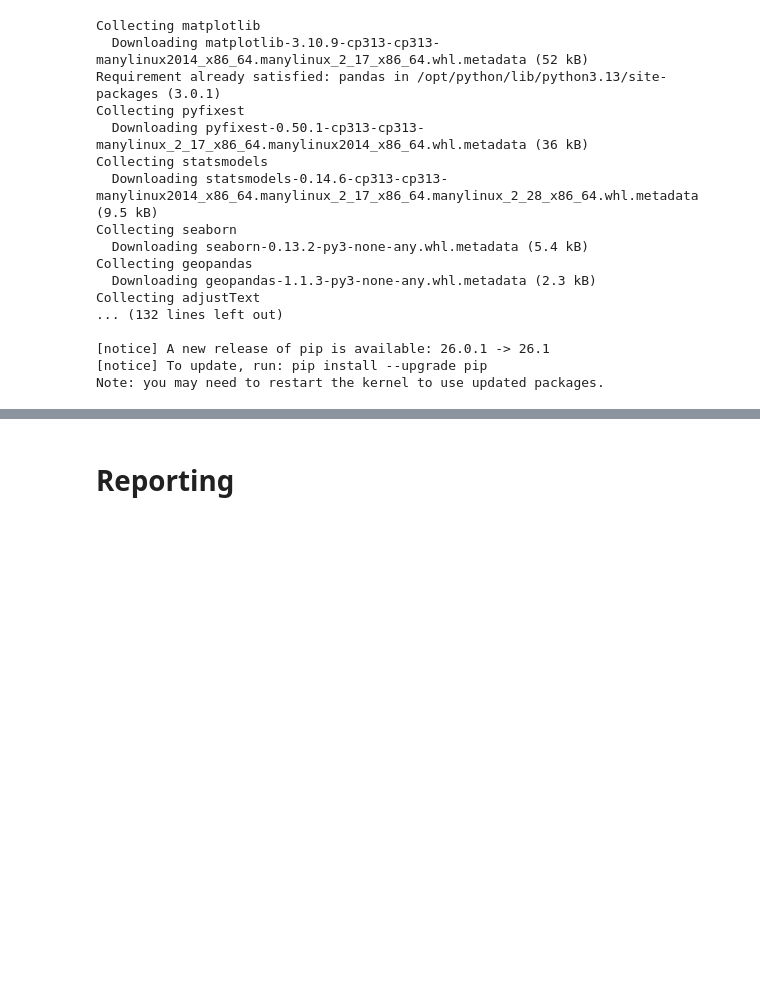
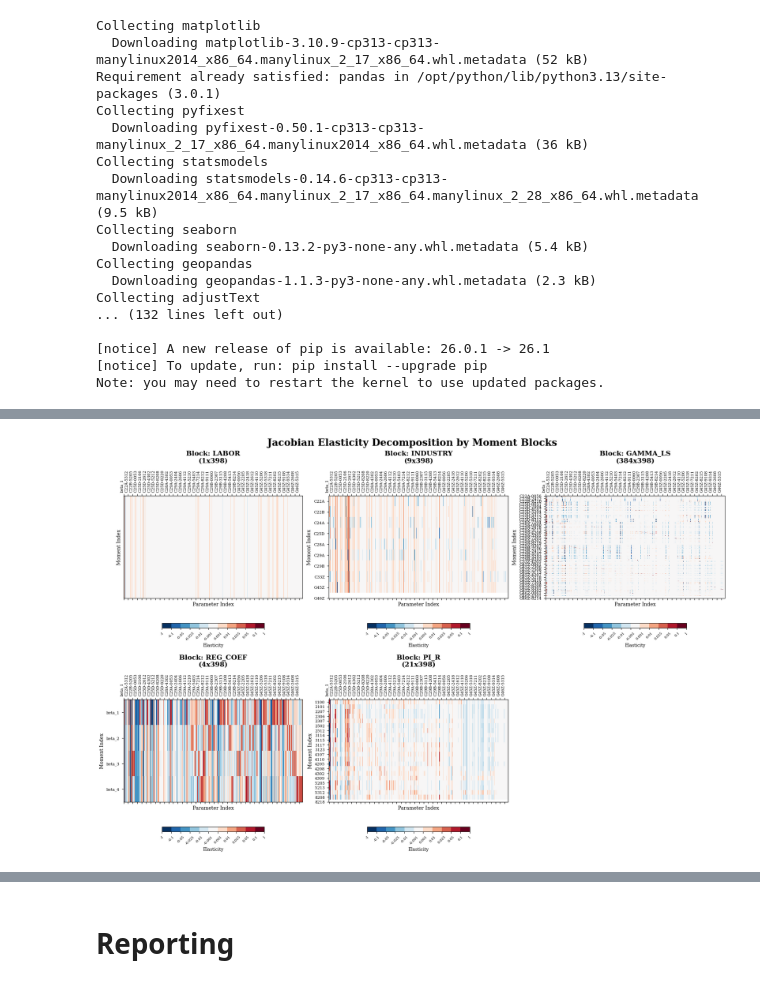
Before and after one commit to SwannChelly/SMM_Spatial_Comovement, a Jupyter notebook: analysis.ipynb, the cells around one changed output, grey strips where cells are left out. Drawn from its saved outputs; the diff is of its cells as text; code cells hidden in the pictures; blank space fills up the shorter version.

Commit message:
Jacobian

```diff
--- a/analysis.ipynb
+++ b/analysis.ipynb
@@ -461,9 +461,9 @@ def load_industry_data(industry):
 # =============================================================================
 # EXAMPLE USAGE
 # =============================================================================
-
+industry = "auto"
 # Load data
-data = load_industry_data("auto")
+data = load_industry_data(industry)
 
 # Unpack variables (optional - can also access via data['variable_name'])
 input_folder = data['input_folder']
@@ -523,3 +523,11 @@ def unpack_simulated_moments(sim_moments, empirical_moments):
         result[k] = reshaped
 
     return result
+# %%
+
+
+n_labor    = 1
+n_industry = empirical_moments_dict['agg_industry_share'].shape[0] - 1
+n_gamma    = np.count_nonzero(np.ndarray.flatten(empirical_moments_dict['emp_gamma_ls'])) - (n_industry + 1)
+n_reg      = 4
+n_pi_r     = empirical_moments_dict['emp_pi_r'].shape[0] - 1
@@ -525,0 +582,3 @@ def unpack_simulated_moments(sim_moments, empirical_moments):
+# %%
+J = np.load(f"../reporting_{industry}/step2/jacobian_beta_T.npy")
+J_e = np.load(f"../reporting_{industry}/step2/jacobian_beta_T_elasticity.npy")
@@ -526,3 +698,84 @@ def unpack_simulated_moments(sim_moments, empirical_moments):
+# %%
+import numpy as np
+import matplotlib.pyplot as plt
+from matplotlib.colors import BoundaryNorm, ListedColormap
+
+# --- 1. Prepare Data ---
+block_sizes = [n_labor, n_industry, n_gamma, n_reg, n_pi_r]
+block_names = ["labor", "industry", "gamma_ls", "reg_coef", "pi_r"]
+split_indices = np.cumsum(block_sizes)[:-1]
+J_blocks_list = np.split(J_e, split_indices)
+
+# --- 2. SETUP BINNED COLORMAP ---
+boundaries = [-1, -0.1, -0.05, -0.025, -0.01, -0.001, 0.001, 0.01, 0.025, 0.05, 0.1, 1]
+n_bins = len(boundaries) - 1
+cmap_base = plt.get_cmap('RdBu_r')
+colors = cmap_base(np.linspace(0, 1, n_bins))
+binned_cmap = ListedColormap(colors)
+norm = BoundaryNorm(boundaries, n_bins)
+
+# --- 3. SETUP SUBPLOT GRID ---
+# Using 2 rows and 3 columns to accommodate 5 blocks
+fig, axes = plt.subplots(2, 3, figsize=(18, 12), constrained_layout=True)
+axes = axes.flatten() # Convert 2D grid to 1D list for easy looping
+
+# --- 4. LOOP AND PLOT ---
+for i in range(len(block_names)):
+    name = block_names[i]
+    data = J_blocks_list[i]
+    ax = axes[i]
+
+    # --- PLOTTING ---
+    im = ax.matshow(data, cmap=binned_cmap, norm=norm, aspect='auto')
+
+    # --- INDIVIDUAL COLORBAR PER SUBPLOT ---
+    # We attach it to the current 'ax'
+    cbar = fig.colorbar(im, ax=ax, orientation='horizontal', fraction=0.05, pad=0.15, ticks=boundaries)
+    cbar.ax.set_xticklabels([f'{t:g}' for t in boundaries], fontsize=7, rotation=45)
+    cbar.set_label('Elasticity', fontsize=9)
+
+    # --- FORMATTING ---
+    ax.set_title(f"Block: {name.upper()}\n({data.shape[0]}x{data.shape[1]})",
+                 fontsize=14, fontweight='bold', pad=15)
+    ax.set_xlabel("Parameter Index", fontsize=10)
+    ax.set_ylabel("Moment Index", fontsize=10)
+
+    # --- X-AXIS TICK ADJUSTMENT ---
+    # Get positions and labels from df.label
+    x_tick_pos = np.arange(data.shape[1])[::10]
+    x_tick_labels = df.label.values[x_tick_pos]
+
+    ax.set_xticks(x_tick_pos)
+    ax.set_xticklabels(x_tick_labels, rotation=90, ha='right', fontsize=8)
+
+    # --- Y-AXIS TICK LOGIC ---
+    labels_raw = y_ticks_map.get(name)
+
+    if labels_raw is not None:
+        labels = np.array(labels_raw)
+        if name == "gamma_ls":
+            # Sampling: 1 out of every 10
+            y_tick_pos = np.arange(len(labels))[::10]
+            y_tick_labels = labels[y_tick_pos]
+        else:
+            y_tick_pos = np.arange(len(labels))
+            y_tick_labels = labels
+
+        ax.set_yticks(y_tick_pos)
+        ax.set_yticklabels(y_tick_labels, fontsize=8)
+        ax.yaxis.set_tick_params(pad=5)
+    else:
+        ax.set_yticks([]) # Hide ticks for blocks like 'labor'
+
+# --- 5. CLEANUP UNUSED SUBPLOTS ---
+# Since we have 6 subplots (2x3) but only 5 blocks, hide the 6th one
+for j in range(i + 1, len(axes)):
+    axes[j].axis('off')
+
+plt.suptitle("Jacobian Elasticity Decomposition by Moment Blocks", fontsize=20, fontweight='bold')
+plt.show()
+# %% [output]
+[figure, added]
 # %%
 import numpy as np
 import matplotlib.pyplot as plt
```
Also changed, not shown: parts of 5 cells of this notebook, 2 other files.
